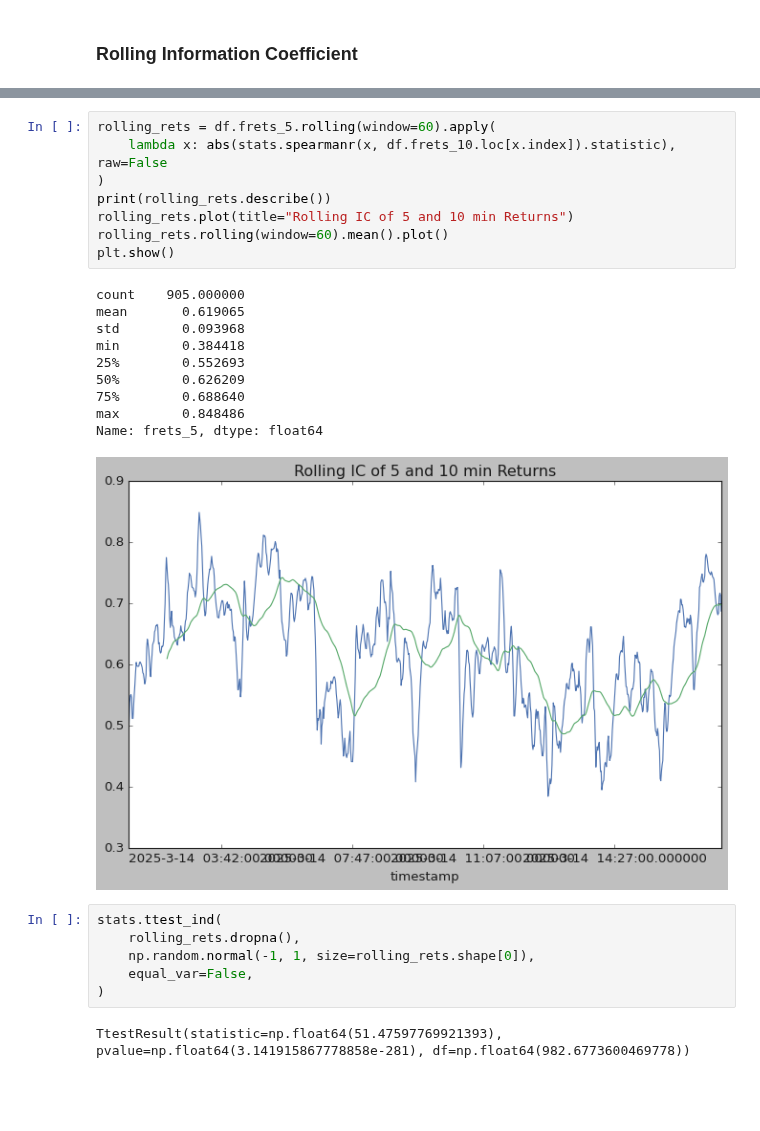
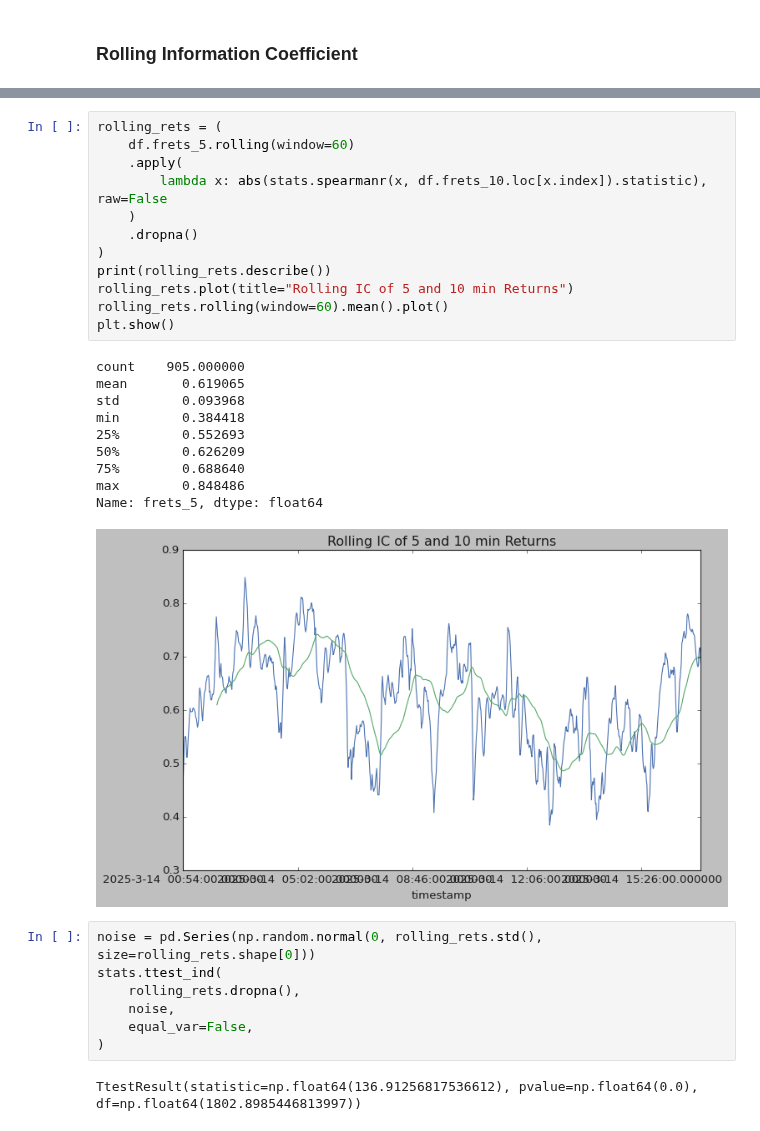
Before and after one commit to skalaydzhiyski/phitech-research, a Jupyter notebook: notebooks/ml4t-chapter4.ipynb, the cells around one changed output, grey strips where cells are left out. Drawn from its saved outputs; the diff is of its cells as text; blank space fills up the shorter version.

```diff
--- a/notebooks/ml4t-chapter4.ipynb
+++ b/notebooks/ml4t-chapter4.ipynb
@@ -120,27 +120,32 @@ res
 # %%
-rolling_rets = df.frets_5.rolling(window=60).apply(
-    lambda x: abs(stats.spearmanr(x, df.frets_10.loc[x.index]).statistic), raw=False
+rolling_rets = (
+    df.frets_5.rolling(window=60)
+    .apply(
+        lambda x: abs(stats.spearmanr(x, df.frets_10.loc[x.index]).statistic), raw=False
+    )
+    .dropna()
 )
 print(rolling_rets.describe())
 rolling_rets.plot(title="Rolling IC of 5 and 10 min Returns")
 rolling_rets.rolling(window=60).mean().plot()
 plt.show()
 # %% [output]
 count    905.000000
 mean       0.619065
 std        0.093968
 min        0.384418
 25%        0.552693
 50%        0.626209
 75%        0.688640
 max        0.848486
 Name: frets_5, dtype: float64
-[figure, old version]
+[figure, new version]
 # %%
+noise = pd.Series(np.random.normal(0, rolling_rets.std(), size=rolling_rets.shape[0]))
 stats.ttest_ind(
     rolling_rets.dropna(),
-    np.random.normal(-1, 1, size=rolling_rets.shape[0]),
+    noise,
     equal_var=False,
 )
 # %% [output]
-TtestResult(statistic=np.float64(51.47597769921393), pvalue=np.float64(3.141915867778858e-281), df=np.float64(982.6773600469778))
+TtestResult(statistic=np.float64(136.91256817536612), pvalue=np.float64(0.0), df=np.float64(1802.8985446813997))
```
Also changed, not shown: parts of 2 cells of this notebook.
